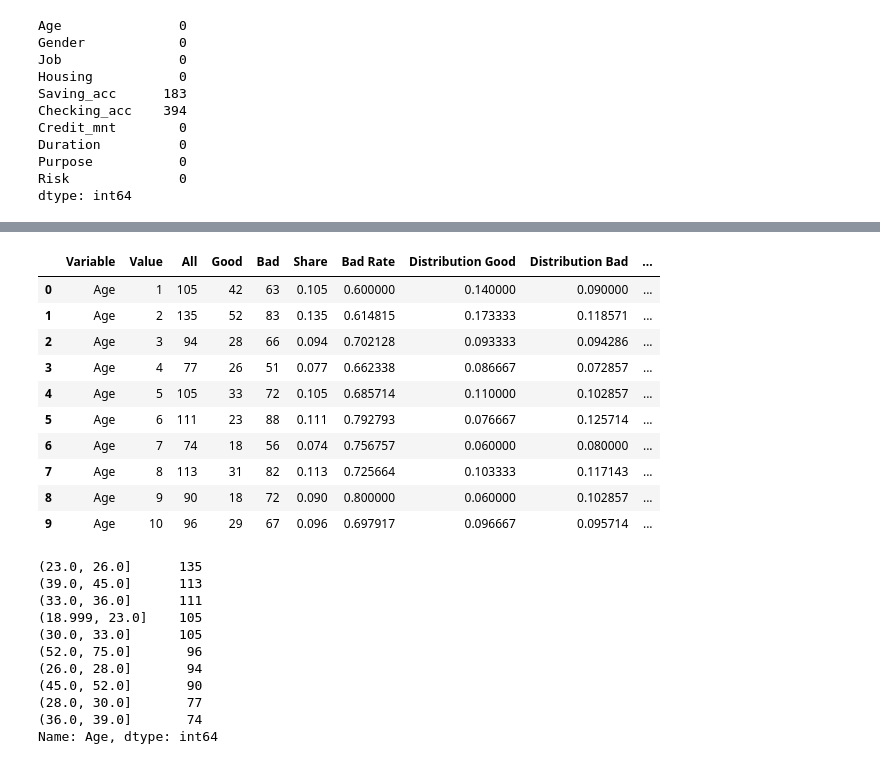
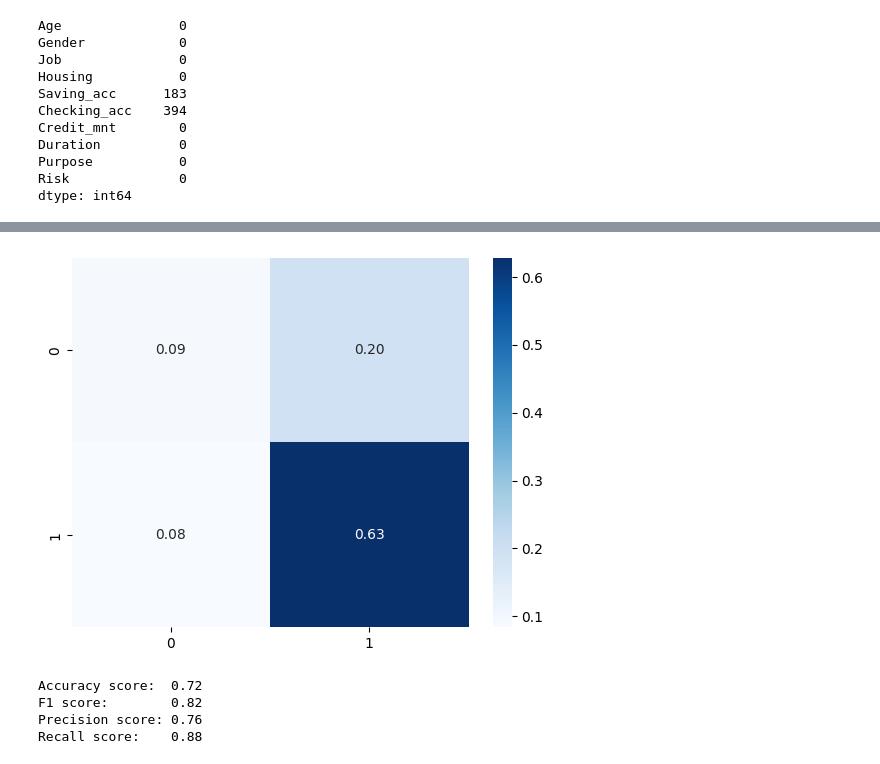
Before and after one commit to mauer9/logistic_regression_model, a Jupyter notebook: german_credit_woe.ipynb, the cells around one changed output, grey strips where cells are left out. Cells and saved outputs as stored; diff of their text form; code cells hidden in the pictures.

```diff
--- a/german_credit_woe.ipynb
+++ b/german_credit_woe.ipynb
@@ -233,28 +193,0 @@ Name: Age, dtype: int64
-# %%
-data
-# %% [output]
-|  | Variable | Value | All | Good | Bad | Share | Bad Rate | Distribution Good | Distribution Bad | ... |
-| 0 | Age | 1 | 105 | 42 | 63 | 0.105 | 0.600000 | 0.140000 | 0.090000 | ... |
-| 1 | Age | 2 | 135 | 52 | 83 | 0.135 | 0.614815 | 0.173333 | 0.118571 | ... |
-| 2 | Age | 3 | 94 | 28 | 66 | 0.094 | 0.702128 | 0.093333 | 0.094286 | ... |
-| 3 | Age | 4 | 77 | 26 | 51 | 0.077 | 0.662338 | 0.086667 | 0.072857 | ... |
-| 4 | Age | 5 | 105 | 33 | 72 | 0.105 | 0.685714 | 0.110000 | 0.102857 | ... |
-| 5 | Age | 6 | 111 | 23 | 88 | 0.111 | 0.792793 | 0.076667 | 0.125714 | ... |
-| 6 | Age | 7 | 74 | 18 | 56 | 0.074 | 0.756757 | 0.060000 | 0.080000 | ... |
-| 7 | Age | 8 | 113 | 31 | 82 | 0.113 | 0.725664 | 0.103333 | 0.117143 | ... |
-| 8 | Age | 9 | 90 | 18 | 72 | 0.090 | 0.800000 | 0.060000 | 0.102857 | ... |
-| 9 | Age | 10 | 96 | 29 | 67 | 0.096 | 0.697917 | 0.096667 | 0.095714 | ... |
-# %%
-pd.qcut(df.Age, 10).value_counts()
-# %% [output]
-(23.0, 26.0]      135
-(39.0, 45.0]      113
-(33.0, 36.0]      111
-(18.999, 23.0]    105
-(30.0, 33.0]      105
-(52.0, 75.0]       96
-(26.0, 28.0]       94
-(45.0, 52.0]       90
-(28.0, 30.0]       77
-(36.0, 39.0]       74
-Name: Age, dtype: int64
@@ -291,0 +194,27 @@ Name: Age, dtype: int64
+# %%
+y = df.Risk
+X = df.loc[:, df.columns != 'Risk']
+
+X_train, X_test, y_train, y_test = train_test_split(X, y, random_state=42)
+
+model = LogisticRegression()
+
+model.fit(X_train, y_train)
+y_predicted = model.predict(X_test)
+
+sns.heatmap(
+    metrics.confusion_matrix(y_test, y_predicted, normalize='all'),
+    cmap='Blues', annot=True, fmt='.2f'
+)
+plt.show()
+
+print('Accuracy score:  {:.2f}'.format( metrics.accuracy_score(y_test, y_predicted) ))
+print('F1 score:        {:.2f}'.format( metrics.f1_score(y_test, y_predicted) ))
+print('Precision score: {:.2f}'.format( metrics.precision_score(y_test, y_predicted) ))
+print('Recall score:    {:.2f}'.format( metrics.recall_score(y_test, y_predicted) ))
+# %% [output]
+[figure, added]
+Accuracy score:  0.72
+F1 score:        0.82
+Precision score: 0.76
+Recall score:    0.88
```
Also changed, not shown: parts of 28 cells of this notebook.
